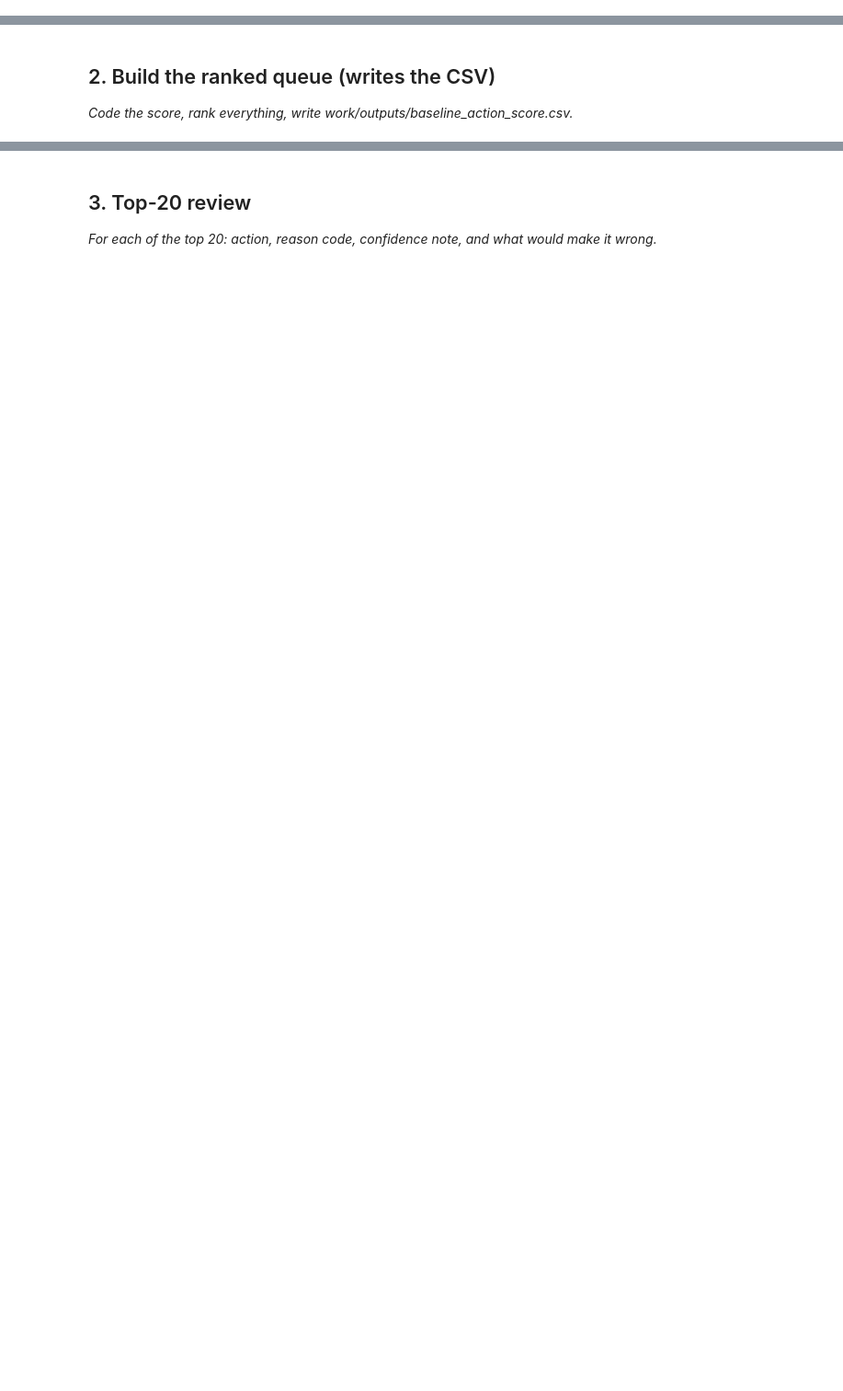
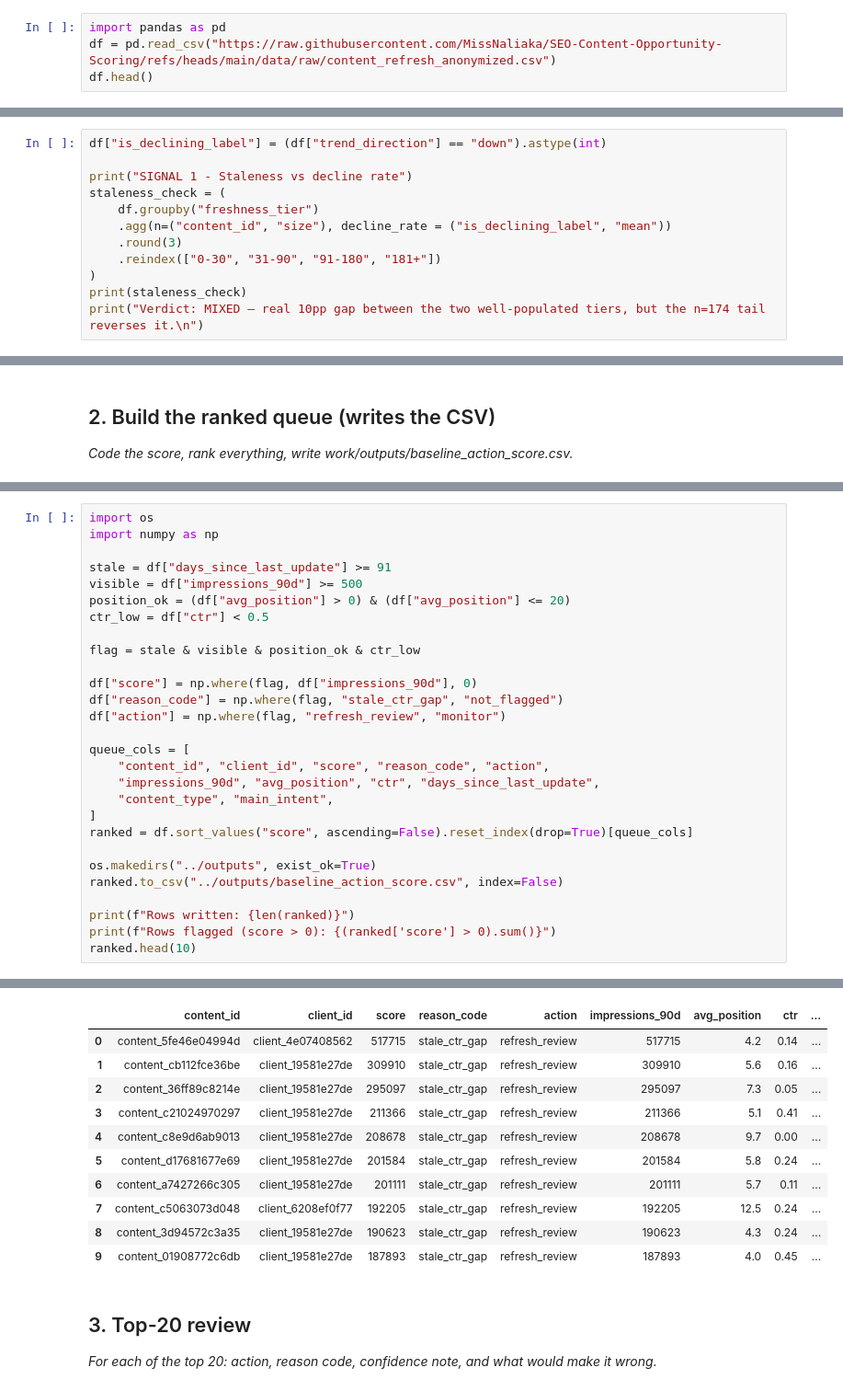
Before and after one commit to MissNaliaka/SEO-Content-Opportunity-Scoring, a Jupyter notebook: work/notebooks/w04_baseline_score.ipynb, the cells around one changed output, grey strips where cells are left out. Shown at 92% size. Saved outputs shown, nothing was run; the diff lists cells and outputs as text; blank space fills up the shorter version.

```diff
--- a/work/notebooks/w04_baseline_score.ipynb
+++ b/work/notebooks/w04_baseline_score.ipynb
@@ -15,0 +17,4 @@ This skeleton is yours to fill. Work the sections **in order** — each one has
+# %%
+import pandas as pd
+df = pd.read_csv("https://raw.githubusercontent.com/MissNaliaka/SEO-Content-Opportunity-Scoring/refs/heads/main/data/raw/content_refresh_anonymized.csv")
+df.head()
@@ -15,0 +29,12 @@ This skeleton is yours to fill. Work the sections **in order** — each one has
+# %%
+df["is_declining_label"] = (df["trend_direction"] == "down").astype(int)
+
+print("SIGNAL 1 - Staleness vs decline rate")
+staleness_check = (
+    df.groupby("freshness_tier")
+    .agg(n=("content_id", "size"), decline_rate = ("is_declining_label", "mean"))
+    .round(3)
+    .reindex(["0-30", "31-90", "91-180", "181+"])
+)
+print(staleness_check)
+print("Verdict: MIXED — real 10pp gap between the two well-populated tiers, but the n=174 tail reverses it.\n")
@@ -22,0 +93,29 @@ This skeleton is yours to fill. Work the sections **in order** — each one has
+# %%
+import os
+import numpy as np
+
+stale = df["days_since_last_update"] >= 91
+visible = df["impressions_90d"] >= 500
+position_ok = (df["avg_position"] > 0) & (df["avg_position"] <= 20)
+ctr_low = df["ctr"] < 0.5
+
+flag = stale & visible & position_ok & ctr_low
+
+df["score"] = np.where(flag, df["impressions_90d"], 0)
+df["reason_code"] = np.where(flag, "stale_ctr_gap", "not_flagged")
+df["action"] = np.where(flag, "refresh_review", "monitor")
+
+queue_cols = [
+    "content_id", "client_id", "score", "reason_code", "action",
+    "impressions_90d", "avg_position", "ctr", "days_since_last_update",
+    "content_type", "main_intent",
+]
+ranked = df.sort_values("score", ascending=False).reset_index(drop=True)[queue_cols]
+
+os.makedirs("../outputs", exist_ok=True)
+ranked.to_csv("../outputs/baseline_action_score.csv", index=False)
+
+print(f"Rows written: {len(ranked)}")
+print(f"Rows flagged (score > 0): {(ranked['score'] > 0).sum()}")
+ranked.head(10)
+# %% [output]
@@ -23,3 +124,14 @@ This skeleton is yours to fill. Work the sections **in order** — each one has
+|  | content_id | client_id | score | reason_code | action | impressions_90d | avg_position | ctr | ... |
+| 0 | content_5fe46e04994d | client_4e07408562 | 517715 | stale_ctr_gap | refresh_review | 517715 | 4.2 | 0.14 | ... |
+| 1 | content_cb112fce36be | client_19581e27de | 309910 | stale_ctr_gap | refresh_review | 309910 | 5.6 | 0.16 | ... |
+| 2 | content_36ff89c8214e | client_19581e27de | 295097 | stale_ctr_gap | refresh_review | 295097 | 7.3 | 0.05 | ... |
+| 3 | content_c21024970297 | client_19581e27de | 211366 | stale_ctr_gap | refresh_review | 211366 | 5.1 | 0.41 | ... |
+| 4 | content_c8e9d6ab9013 | client_19581e27de | 208678 | stale_ctr_gap | refresh_review | 208678 | 9.7 | 0.00 | ... |
+| 5 | content_d17681677e69 | client_19581e27de | 201584 | stale_ctr_gap | refresh_review | 201584 | 5.8 | 0.24 | ... |
+| 6 | content_a7427266c305 | client_19581e27de | 201111 | stale_ctr_gap | refresh_review | 201111 | 5.7 | 0.11 | ... |
+| 7 | content_c5063073d048 | client_6208ef0f77 | 192205 | stale_ctr_gap | refresh_review | 192205 | 12.5 | 0.24 | ... |
+| 8 | content_3d94572c3a35 | client_19581e27de | 190623 | stale_ctr_gap | refresh_review | 190623 | 4.3 | 0.24 | ... |
+| 9 | content_01908772c6db | client_19581e27de | 187893 | stale_ctr_gap | refresh_review | 187893 | 4.0 | 0.45 | ... |
 # %% [markdown]
 ## 3. Top-20 review
 
```
Also changed, not shown: parts of 16 cells of this notebook.
